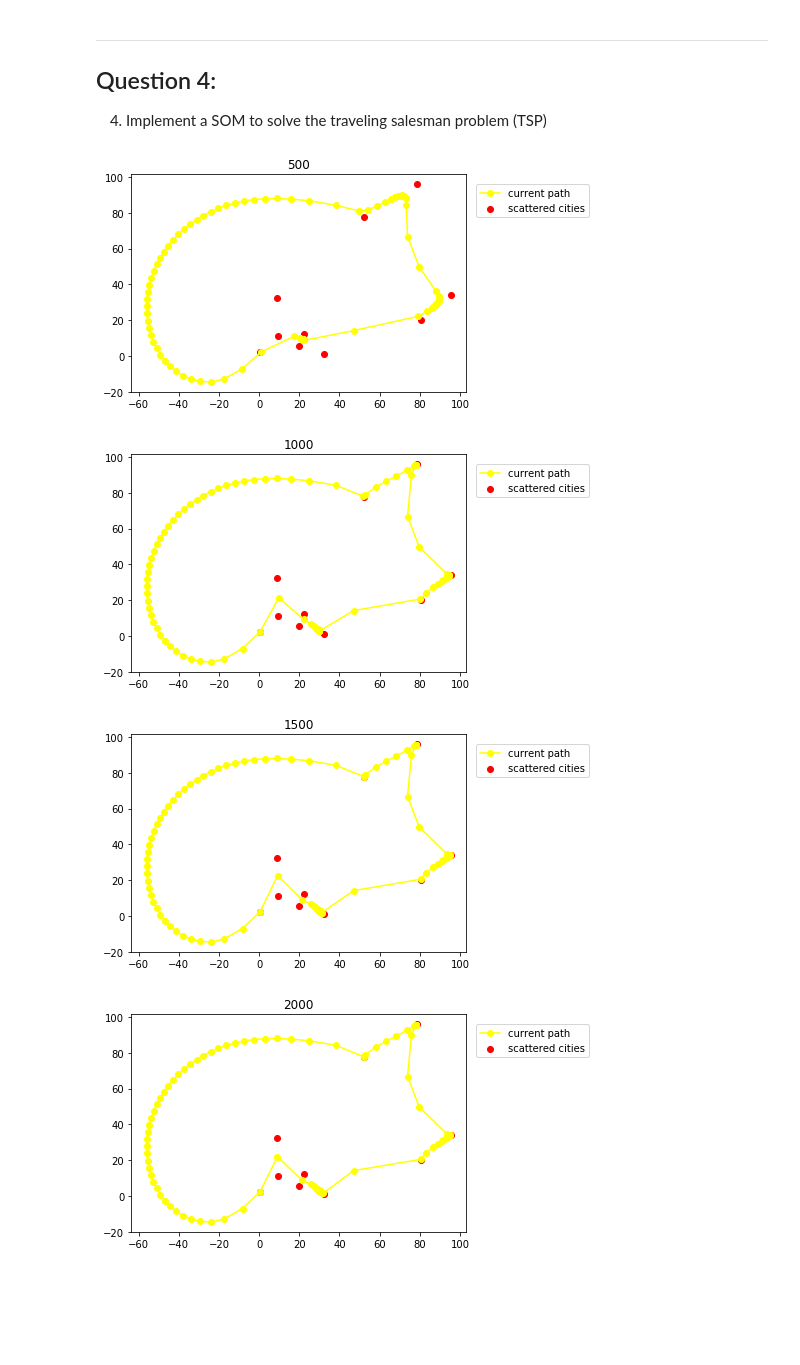
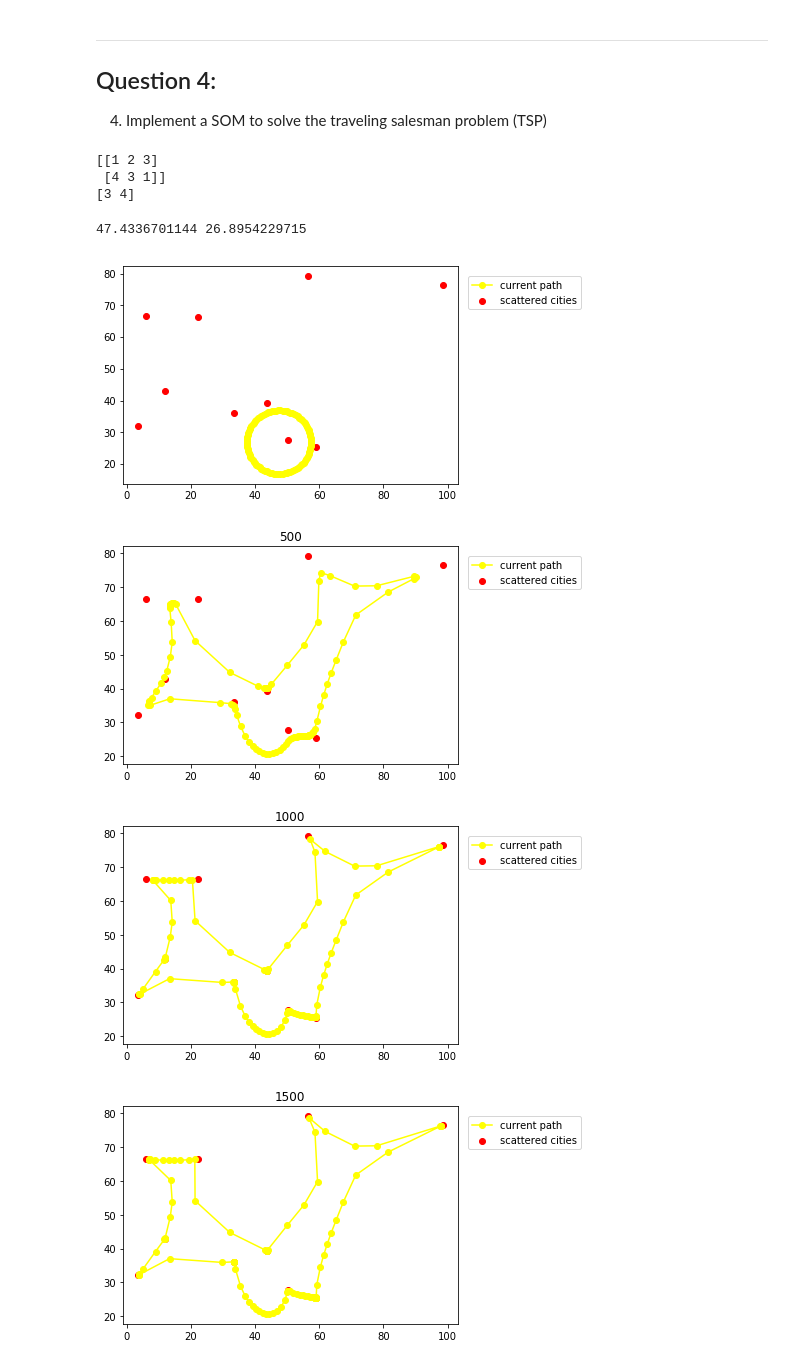
Before and after one commit to debaraj-barua/neural-networks-ws17, a Jupyter notebook: Assignment09/NN_DebarajBarua_NareshKumarGurulingan_041217/NN_DebarajBarua_NareshKumarGurulingan_041217_src/NN_DebarajBarua_NareshKumarGurulingan_041217.ipynb, the cells around one changed output. Saved outputs shown, nothing was run; the diff lists cells and outputs as text; code cells hidden in the pictures; blank space fills up the shorter version.

```diff
--- a/Assignment09/NN_DebarajBarua_NareshKumarGurulingan_041217/NN_DebarajBarua_NareshKumarGurulingan_041217_src/NN_DebarajBarua_NareshKumarGurulingan_041217.ipynb
+++ b/Assignment09/NN_DebarajBarua_NareshKumarGurulingan_041217/NN_DebarajBarua_NareshKumarGurulingan_041217_src/NN_DebarajBarua_NareshKumarGurulingan_041217.ipynb
@@ -48,8 +48,16 @@ Comment on the two clusterings you obtained using the two different weight initi
 ## Question 4:
 
 4) Implement a SOM to solve the traveling salesman problem (TSP)
+# %%
+a = np.array([[1,2,3],[4,3,1]])
+print a
+print np.amax(a,axis=0)
+# %% [output]
+[[1 2 3]
+ [4 3 1]]
+[3 4]
 # %%
-def generate_pts(size,xlim,ylim,typ='cities'):
+def generate_pts(size,xlim,ylim,typ='cities',data=None):
     if typ=='cities':
         x=np.random.random_sample(size)*xlim
         y=np.random.random_sample(size)*ylim
@@ -57,9 +65,13 @@ def generate_pts(size,xlim,ylim,typ='cities'):
         data=np.hstack((data,np.array(y)[np.newaxis].T))
     elif typ=='neurons':
         theta = np.array(np.linspace(0,2*np.pi,size))
-        r = math.sqrt(random.randint(0,size))*math.sqrt(size)
-        x = np.random.random_sample(1)*xlim + r * np.cos(theta)
-        y = np.random.random_sample(1)*ylim + r * np.sin(theta)
+        r = random.randint(0,size/4)
+        c_x=(np.amax(data,axis=0)[0]-np.amin(data,axis=0)[0])/2
+        c_y=(np.amax(data,axis=0)[1]-np.amin(data,axis=0)[1])/2
+
+        x= c_x + r * np.cos(theta)
+        y= c_y + r * np.sin(theta)
+
         data=np.array(x)[np.newaxis].T
         data=np.hstack((data,np.array(y)[np.newaxis].T))
     return data
@@ -106,7 +118,7 @@ MAX_ITERATION=5000
 XLIM=100
 YLIM=100
 ETA=0.1
-SIGMA=30
+SIGMA=8
 NO_NEURONS=100
 T1=1000/np.log(SIGMA)
 T2=1000
@@ -116,7 +128,7 @@ class SOM():
         self.max_iter=max_iter
         self.eta=eta
         self.cities=generate_pts(NO_CITIES,XLIM,YLIM,typ='cities')
-        self.weights=generate_pts(NO_NEURONS,XLIM,YLIM,typ='neurons')
+        self.weights=generate_pts(NO_NEURONS,XLIM,YLIM,typ='neurons',data=self.cities)
 
     def decay_eta(self,step):
         return ETA*np.exp(-step/T2)
@@ -125,34 +137,36 @@ class SOM():
         return SIGMA*np.exp(-step/T1)
 
     def decay_neighbours(self,step,winning_neuron, current_neuron):
         distance=sp.spatial.distance.cdist(winning_neuron,current_neuron)
         return np.exp(-distance**2/(2*self.decay_width(step)**2))[0,0]
 
     def som(self):
         cur_iter=0
         plot_path(self.cities,self.weights,title=cur_iter)
         while(cur_iter<self.max_iter):
             np.random.seed()
             cur_iter+=1
             sample=self.cities[np.random.choice(len(self.cities), size=1, replace=False)]
 
             winning_neuron_idx=np.argmin(sp.spatial.distance.cdist(self.weights,sample))
             winning_neuron=self.weights[winning_neuron_idx][np.newaxis]
             cur_eta=self.decay_eta(cur_iter)
+
             for idx, neuron in enumerate(self.weights):
 
                 neuron=neuron[np.newaxis]
                 cur_neighbrs=self.decay_neighbours(cur_iter,winning_neuron,neuron)
 
                 self.weights[idx]+=cur_eta*\
                                    cur_neighbrs*\
                                   (sample-neuron)[0]
             if(cur_iter%500==0):
                 plot_path(self.cities,self.weights,title=cur_iter)
 
 som=SOM().som()
 # %% [output]
+47.4336701144 26.8954229715
-[figure, old version]
+[figure, new version]
-[figure, old version]
+[figure, new version]
-[figure, old version]
+[figure, new version]
-[figure, old version]
+[figure, new version]
```
Also changed, not shown: parts of 1 cell of this notebook.
